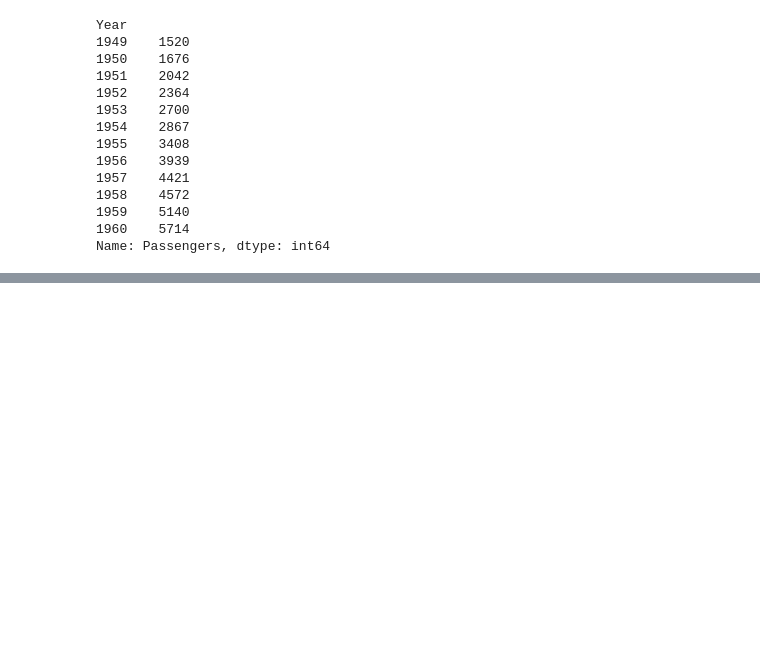
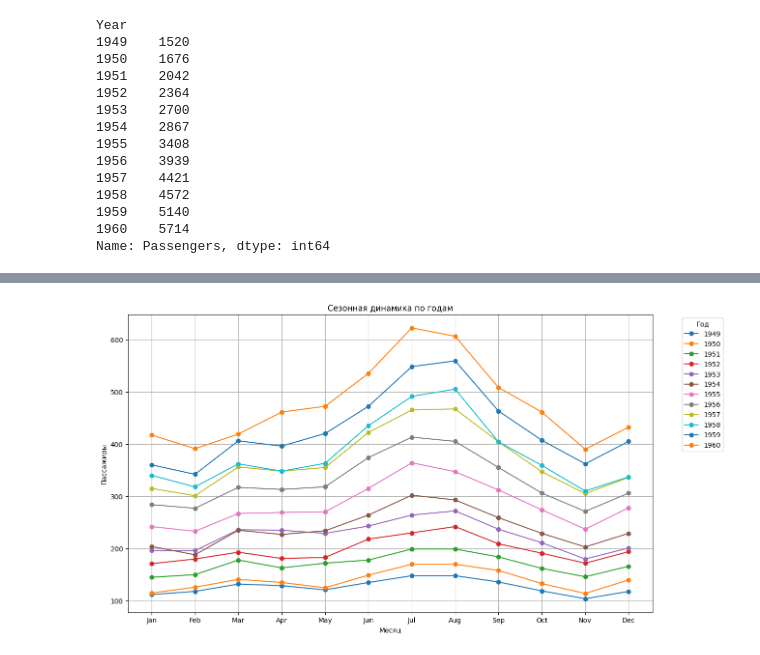
Before and after one commit to dzhamaldinov-maksim/my_data_analyst_road, a Jupyter notebook: in_work/air_passangers_data/air_pass.ipynb, the cells around one changed output, grey strips where cells are left out. Saved outputs shown, nothing was run; the diff lists cells and outputs as text; code cells hidden in the pictures; blank space fills up the shorter version.

```diff
--- a/in_work/air_passangers_data/air_pass.ipynb
+++ b/in_work/air_passangers_data/air_pass.ipynb
@@ -65,0 +75,21 @@ Name: Passengers, dtype: int64
+# %%
+# Создаем колонку с годом
+df['Year'] = df.index.year
+
+# Построение графика
+plt.figure(figsize=(14, 8)) # размер рисунка в дюймах
+for year in df['Year'].unique(): # выбираем и возвращаем уникальные значения из столбца Year
+    year_data = df[df['Year'] == year] # фильтрация DataFrame, выбирая только строки, где значение в столбце 'Year' равно текущему году из цикла. Результат сохраняется в year_data.
+    plt.plot(year_data.index.month, year_data['Passengers'], label=year, marker='o') # извлекаем номер месяца из индекса year_data, это будет ось X графика. Далее звлекаем значения количества пассажиров из соответствующего столбца в year_data, это будет ось Y графика.
+    # label=year:  Устанавливает метку для линии, соответствующую году.  Эта метка будет использована в легенде.
+    # Цикл, который перебирает каждый уникальный год.
+
+plt.title('Сезонная динамика по годам') # название графика
+plt.xlabel('Месяц') # название для колонки по оси X
+plt.ylabel('Пассажиры') # название для колонки по оси Y
+plt.xticks(range(1, 13), ['Jan', 'Feb', 'Mar', 'Apr', 'May', 'Jun', 'Jul', 'Aug', 'Sep', 'Oct', 'Nov', 'Dec']) # Устанавливает метки на оси X. Генерирует числа от 1 до 12 (номера месяцев), при этом каждое число соответствует списку сокращенных названий месяцев.
+plt.legend(title='Год', bbox_to_anchor=(1.05, 1), loc='upper left') # создаем блок легенды на графике
+plt.grid(True) # включить сетку
+plt.show() # отобразить график
+# %% [output]
+[figure, added]
```
Also changed, not shown: parts of 6 cells of this notebook, 2 other files.
